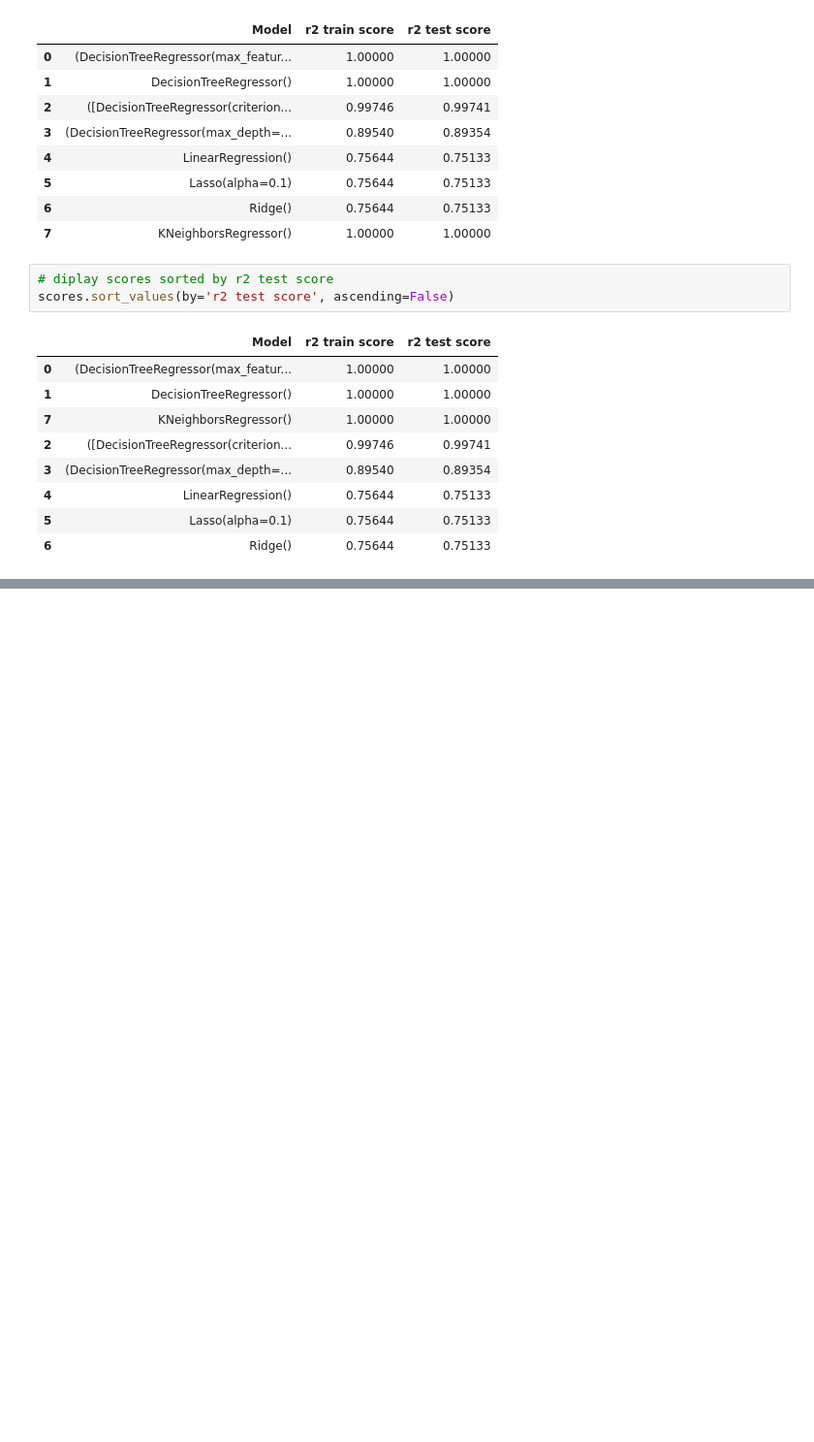
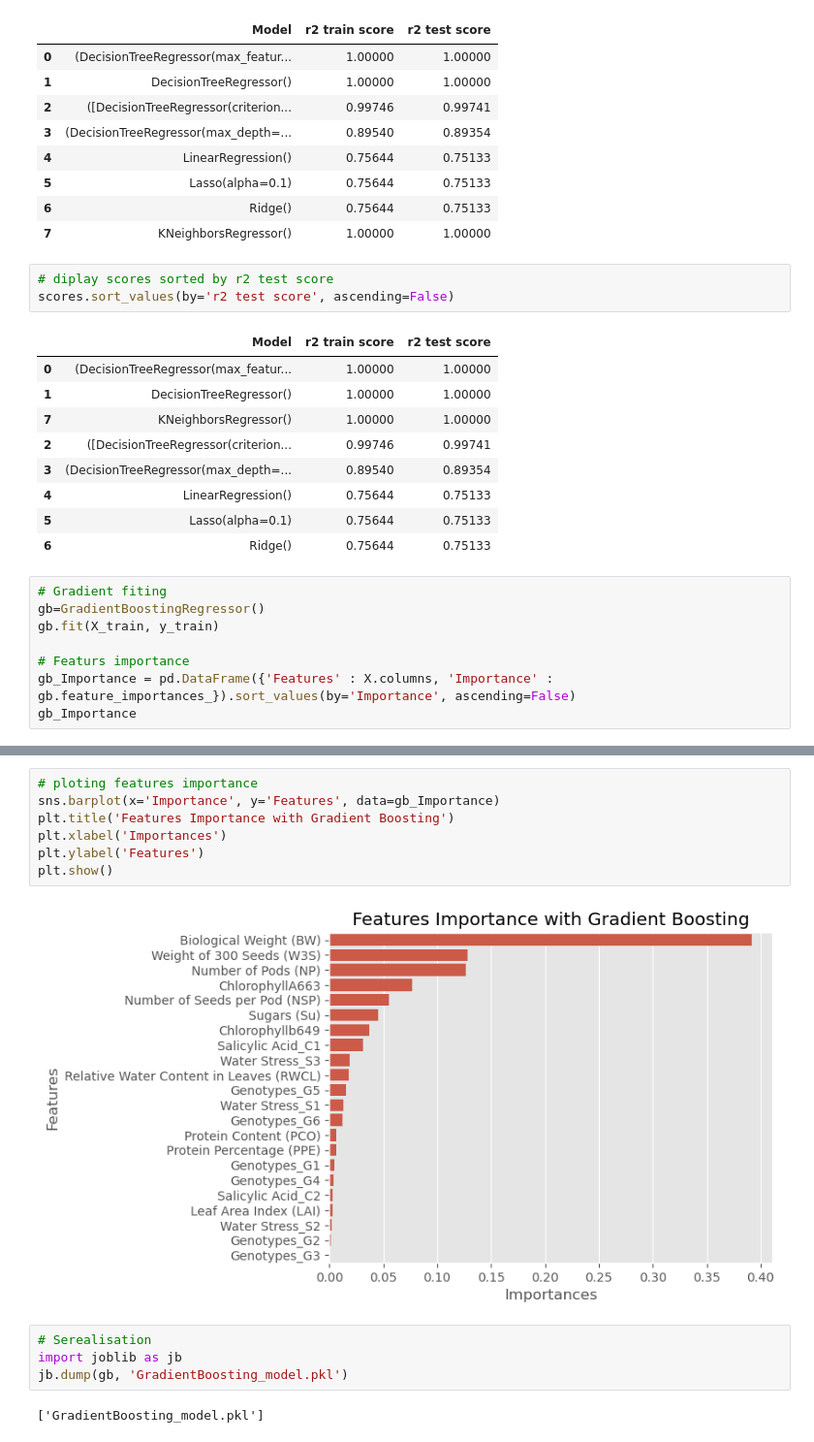
Before and after one commit to SOULEMANE74/soybean-p-model, a Jupyter notebook: sooja predictor.ipynb, the cells around one changed output, grey strips where cells are left out. Shown at 97% size. Drawn from its saved outputs; the diff is of its cells as text; blank space fills up the shorter version.

```diff
--- a/sooja predictor.ipynb
+++ b/sooja predictor.ipynb
@@ -472,3 +500,11 @@ scores.sort_values(by='r2 test score', ascending=False)
 | 4 | LinearRegression() | 0.75644 | 0.75133 |
 | 5 | Lasso(alpha=0.1) | 0.75644 | 0.75133 |
 | 6 | Ridge() | 0.75644 | 0.75133 |
+# %%
+# Gradient fiting
+gb=GradientBoostingRegressor()
+gb.fit(X_train, y_train)
+
+# Featurs importance
+gb_Importance = pd.DataFrame({'Features' : X.columns, 'Importance' : gb.feature_importances_}).sort_values(by='Importance', ascending=False)
+gb_Importance
@@ -474,0 +529,15 @@ scores.sort_values(by='r2 test score', ascending=False)
+# %%
+# ploting features importance
+sns.barplot(x='Importance', y='Features', data=gb_Importance)
+plt.title('Features Importance with Gradient Boosting')
+plt.xlabel('Importances')
+plt.ylabel('Features')
+plt.show()
+# %% [output]
+[figure, added]
+# %%
+# Serealisation
+import joblib as jb
+jb.dump(gb, 'GradientBoosting_model.pkl')
+# %% [output]
+['GradientBoosting_model.pkl']
```
Also changed, not shown: parts of 13 cells of this notebook, 2 other files.
